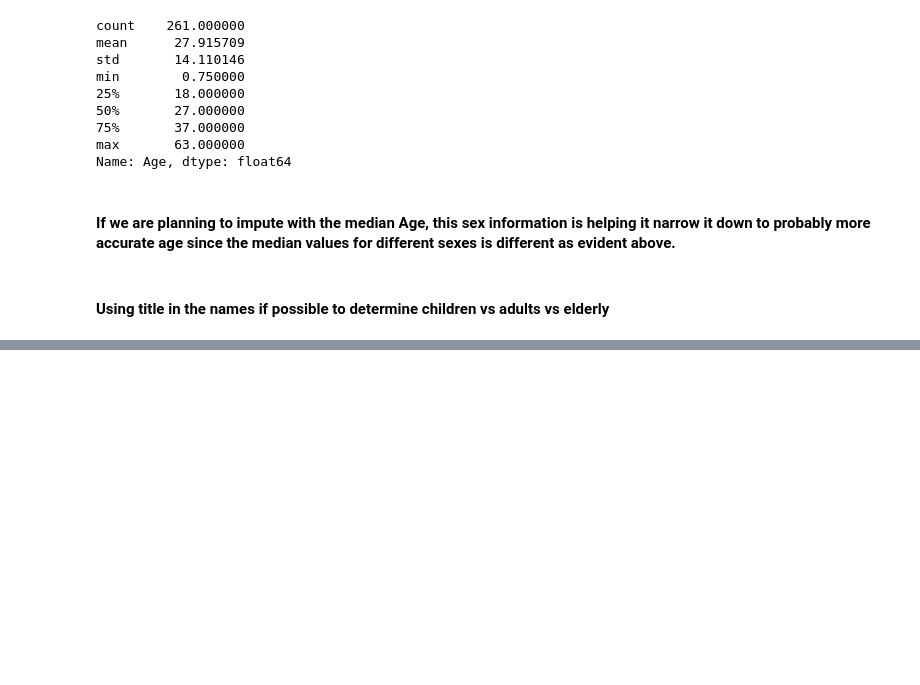
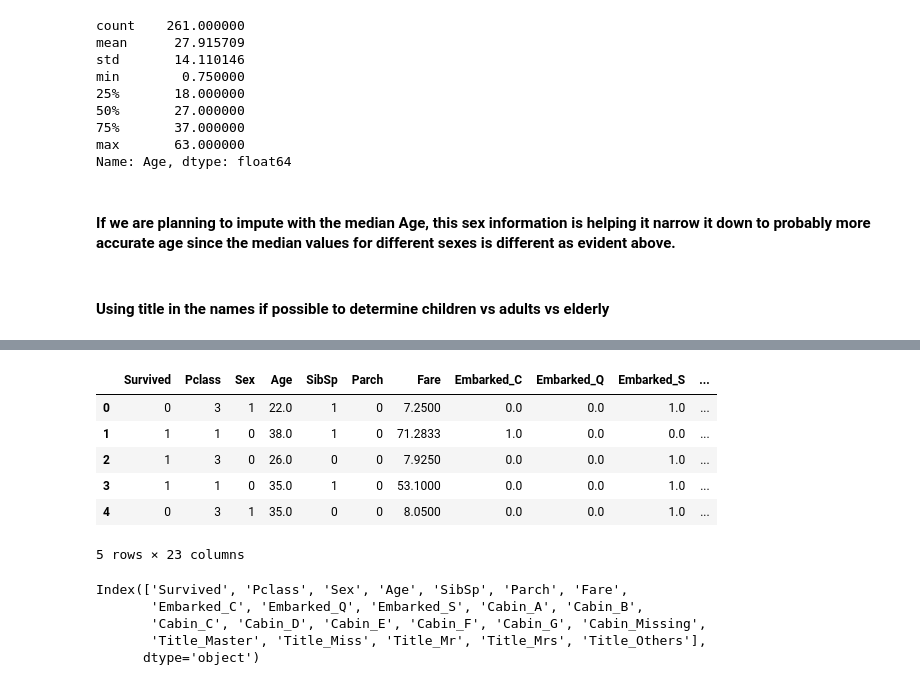
Before and after one commit to abhishekjain88/titanic-kaggle, a Jupyter notebook: Titanic Competition.ipynb, the cells around one changed output, grey strips where cells are left out. Cells and saved outputs as stored; diff of their text form; code cells hidden in the pictures; blank space fills up the shorter version.

```diff
--- a/Titanic Competition.ipynb
+++ b/Titanic Competition.ipynb
@@ -699,0 +811,5 @@ Name: Age, dtype: float64
+# %%
+ohetitle = OneHotEncoder()
+encoded_title = ohetitle.fit_transform(titanic[['Title']]).toarray()
+print(encoded_title)
+print(ohetitle.get_feature_names())
@@ -699,0 +825,3 @@ Name: Age, dtype: float64
+# %%
+encoded_df = pd.DataFrame(data=encoded_title, columns = ['Title_Master', 'Title_Miss', 'Title_Mr', 'Title_Mrs', 'Title_Others'])
+encoded_df.head()
@@ -699,0 +835,3 @@ Name: Age, dtype: float64
+# %%
+titanic = titanic.join(encoded_df)
+titanic.head()
@@ -699,0 +846,20 @@ Name: Age, dtype: float64
+# %%
+titanic.drop('Title', axis=1, inplace=True)
+titanic.drop('Name', axis=1, inplace=True)
+titanic.head()
+# %% [output]
+|  | Survived | Pclass | Sex | Age | SibSp | Parch | Fare | Embarked_C | Embarked_Q | Embarked_S | ... |
+| 0 | 0 | 3 | 1 | 22.0 | 1 | 0 | 7.2500 | 0.0 | 0.0 | 1.0 | ... |
+| 1 | 1 | 1 | 0 | 38.0 | 1 | 0 | 71.2833 | 1.0 | 0.0 | 0.0 | ... |
+| 2 | 1 | 3 | 0 | 26.0 | 0 | 0 | 7.9250 | 0.0 | 0.0 | 1.0 | ... |
+| 3 | 1 | 1 | 0 | 35.0 | 1 | 0 | 53.1000 | 0.0 | 0.0 | 1.0 | ... |
+| 4 | 0 | 3 | 1 | 35.0 | 0 | 0 | 8.0500 | 0.0 | 0.0 | 1.0 | ... |
+5 rows × 23 columns
+# %%
+titanic.columns
+# %% [output]
+Index(['Survived', 'Pclass', 'Sex', 'Age', 'SibSp', 'Parch', 'Fare',
+       'Embarked_C', 'Embarked_Q', 'Embarked_S', 'Cabin_A', 'Cabin_B',
+       'Cabin_C', 'Cabin_D', 'Cabin_E', 'Cabin_F', 'Cabin_G', 'Cabin_Missing',
+       'Title_Master', 'Title_Miss', 'Title_Mr', 'Title_Mrs', 'Title_Others'],
+      dtype='object')
```
Also changed, not shown: parts of 25 cells of this notebook.
